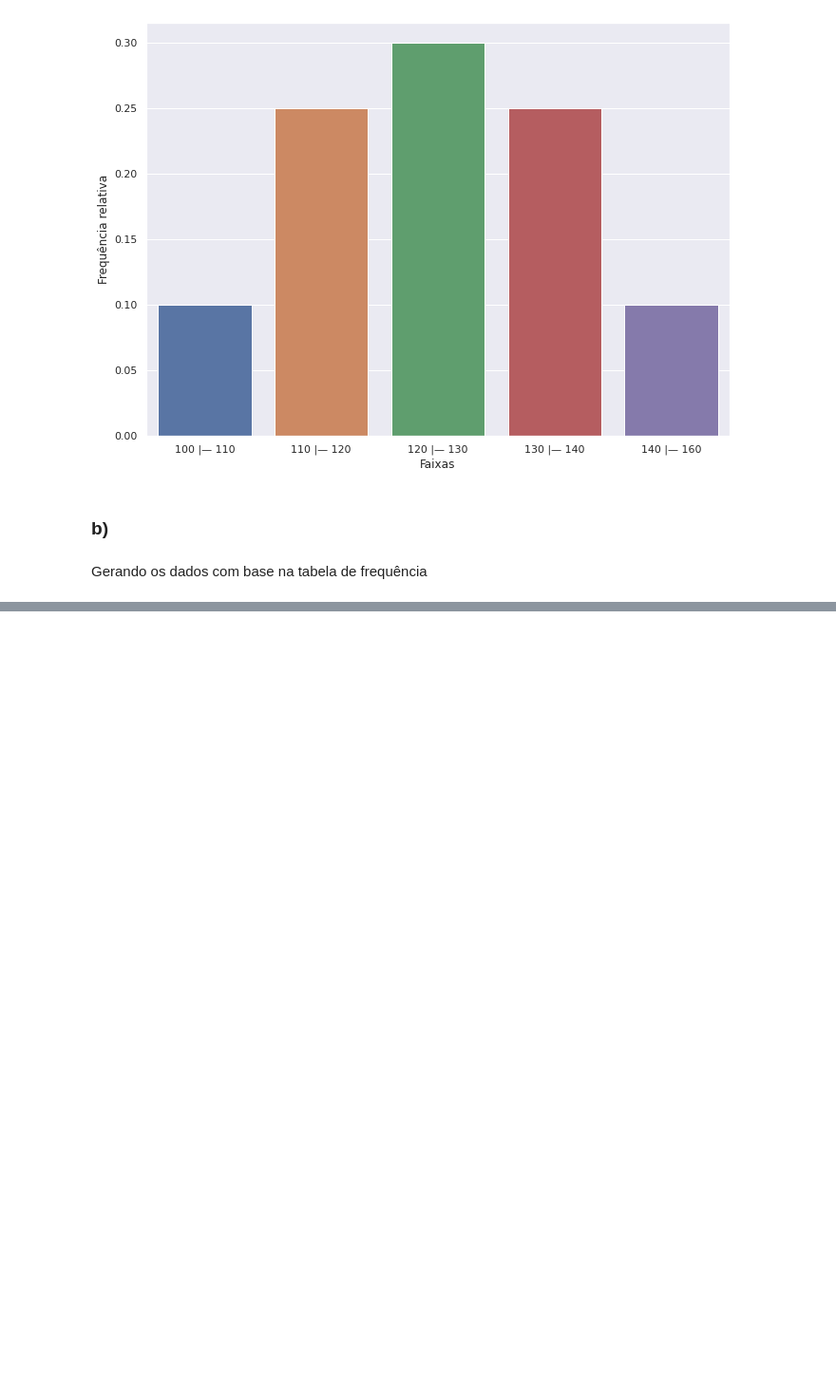
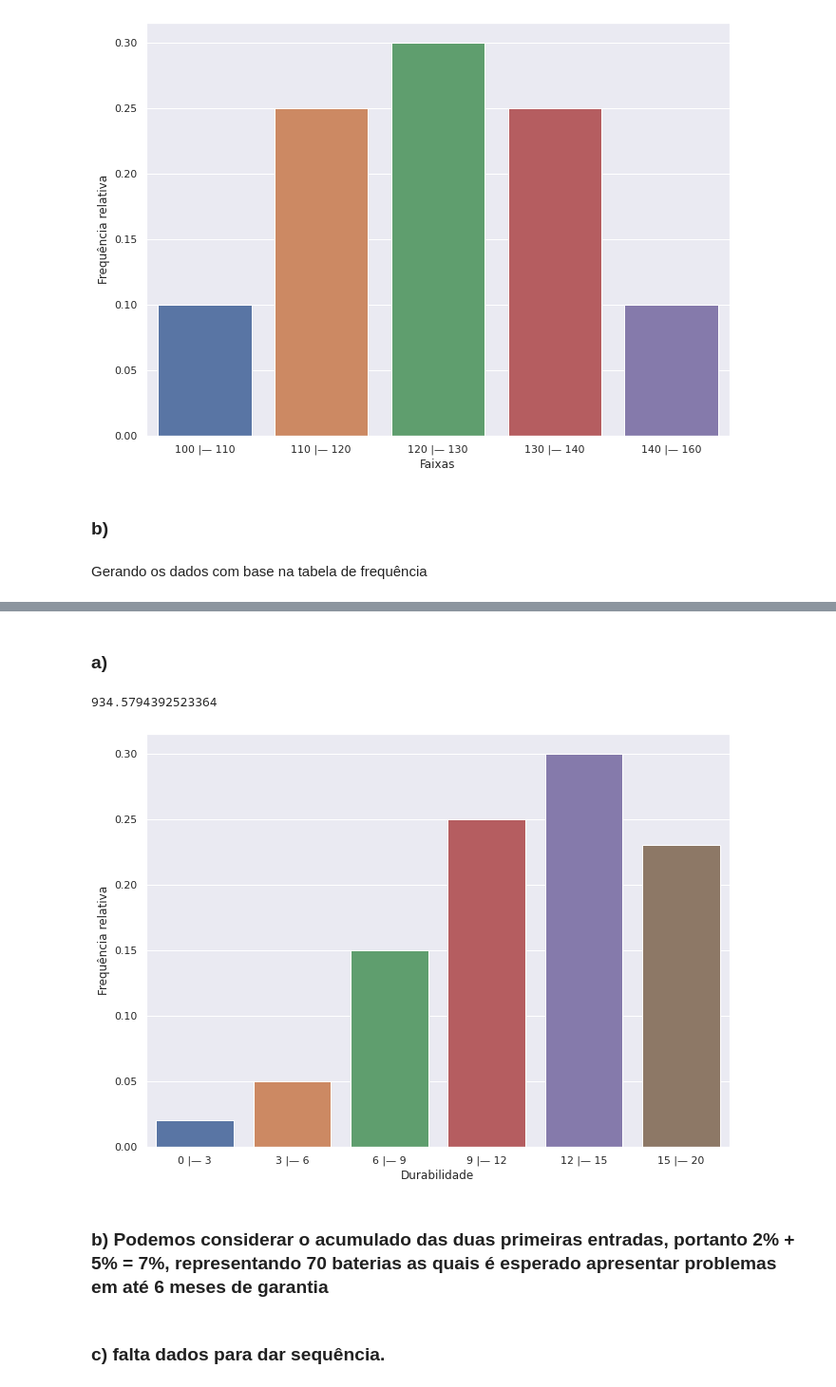
Before and after one commit to douglascdsantos/unesp_estatistica_e_probabilidade, a Jupyter notebook: aula01/lista_de_exercícios_01.ipynb, the cells around one changed output, grey strips where cells are left out. Shown at 95% size. Cells and saved outputs as stored; diff of their text form; code cells hidden in the pictures; blank space fills up the shorter version.

```diff
--- a/aula01/lista_de_exercícios_01.ipynb
+++ b/aula01/lista_de_exercícios_01.ipynb
@@ -406,0 +410,3 @@ sns.boxplot(x = valores_q6);
+# %%
+dados['questao_8']['Frequência absoluta'] = dados['questao_8']['Frequência relativa'] * 20
+dados['questao_8']
@@ -406,0 +421,16 @@ sns.boxplot(x = valores_q6);
+# %% [markdown]
+### a)
+# %%
+1000/1.07
+# %% [output]
+934.5794392523364
+# %%
+sns.barplot(data = dados['questao_8'],
+            x = 'Durabilidade',
+            y = 'Frequência relativa');
+# %% [output]
+[figure, added]
+# %% [markdown]
+### b) Podemos considerar o acumulado das duas primeiras entradas, portanto 2% + 5% = 7%, representando 70 baterias as quais é esperado apresentar problemas em até 6 meses de garantia
+# %% [markdown]
+### c) falta dados para dar sequência.
```
Also changed, not shown: parts of 5 cells of this notebook.
